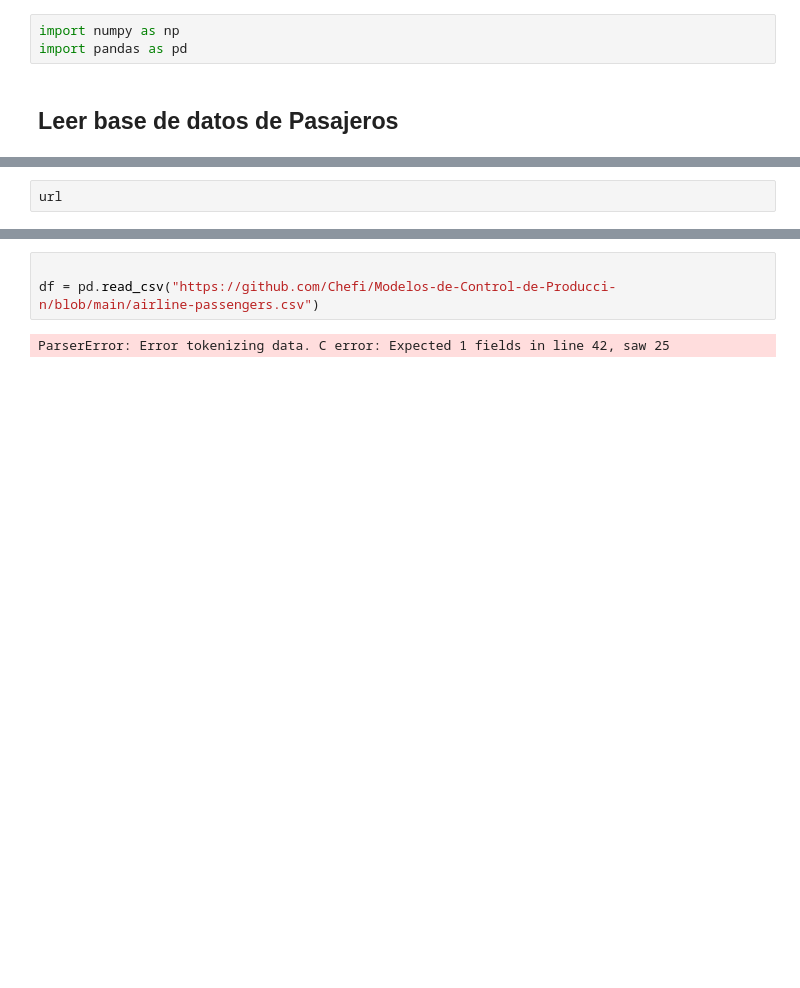
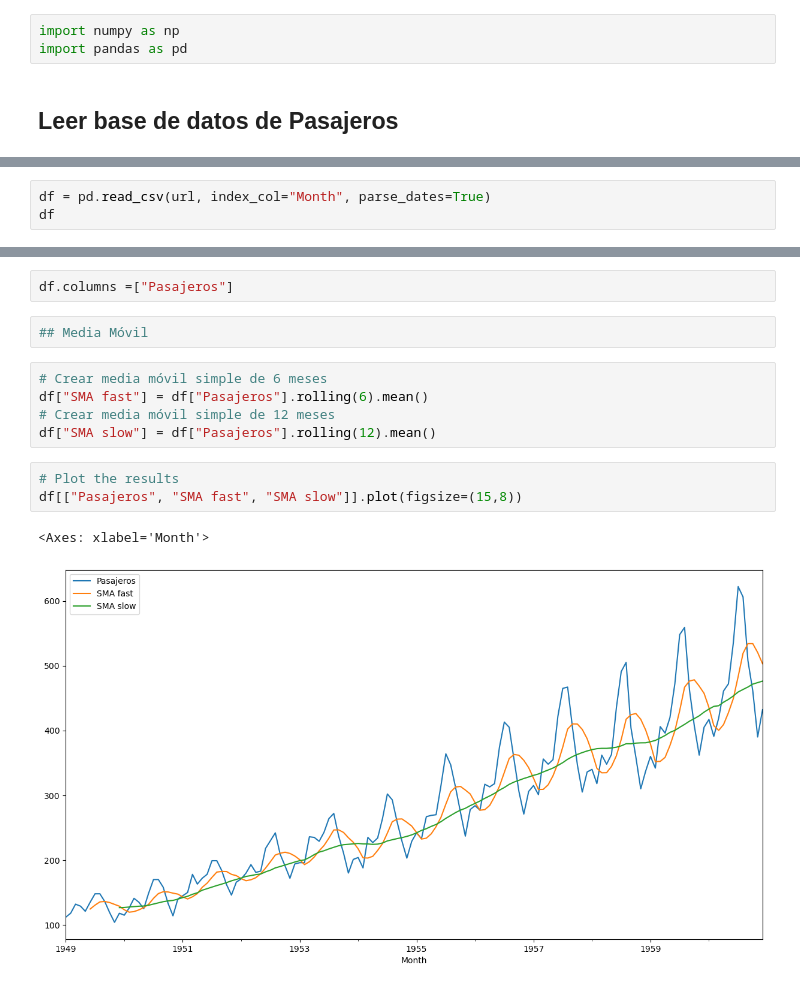
Before and after one commit to Chefi/Modelos-de-Control-de-Producci-n, a Jupyter notebook: Promedios Moviles.ipynb, the cells around one changed output, grey strips where cells are left out. Saved outputs shown, nothing was run; the diff lists cells and outputs as text; blank space fills up the shorter version.

```diff
--- a/Promedios Moviles.ipynb
+++ b/Promedios Moviles.ipynb
@@ -31,3 +10,4 @@ url = 'https://github.com/Chefi/Modelos-de-Control-de-Producci-n/blob/main/airli
 # %%
-url
+df = pd.read_csv(url, index_col="Month", parse_dates=True)
+df
 # %% [output]
@@ -35,5 +28,15 @@ url
-# %%
-
-df = pd.read_csv("https://github.com/Chefi/Modelos-de-Control-de-Producci-n/blob/main/airline-passengers.csv")
-# %% [output]
-ParserError: Error tokenizing data. C error: Expected 1 fields in line 42, saw 25
+# %%
+df.columns =["Pasajeros"]
+# %%
+## Media Móvil
+# %%
+# Crear media móvil simple de 6 meses
+df["SMA fast"] = df["Pasajeros"].rolling(6).mean()
+# Crear media móvil simple de 12 meses
+df["SMA slow"] = df["Pasajeros"].rolling(12).mean()
+# %%
+# Plot the results
+df[["Pasajeros", "SMA fast", "SMA slow"]].plot(figsize=(15,8))
+# %% [output]
+<Axes: xlabel='Month'>
+[figure, added]
```
Also changed, not shown: parts of 6 cells of this notebook.
